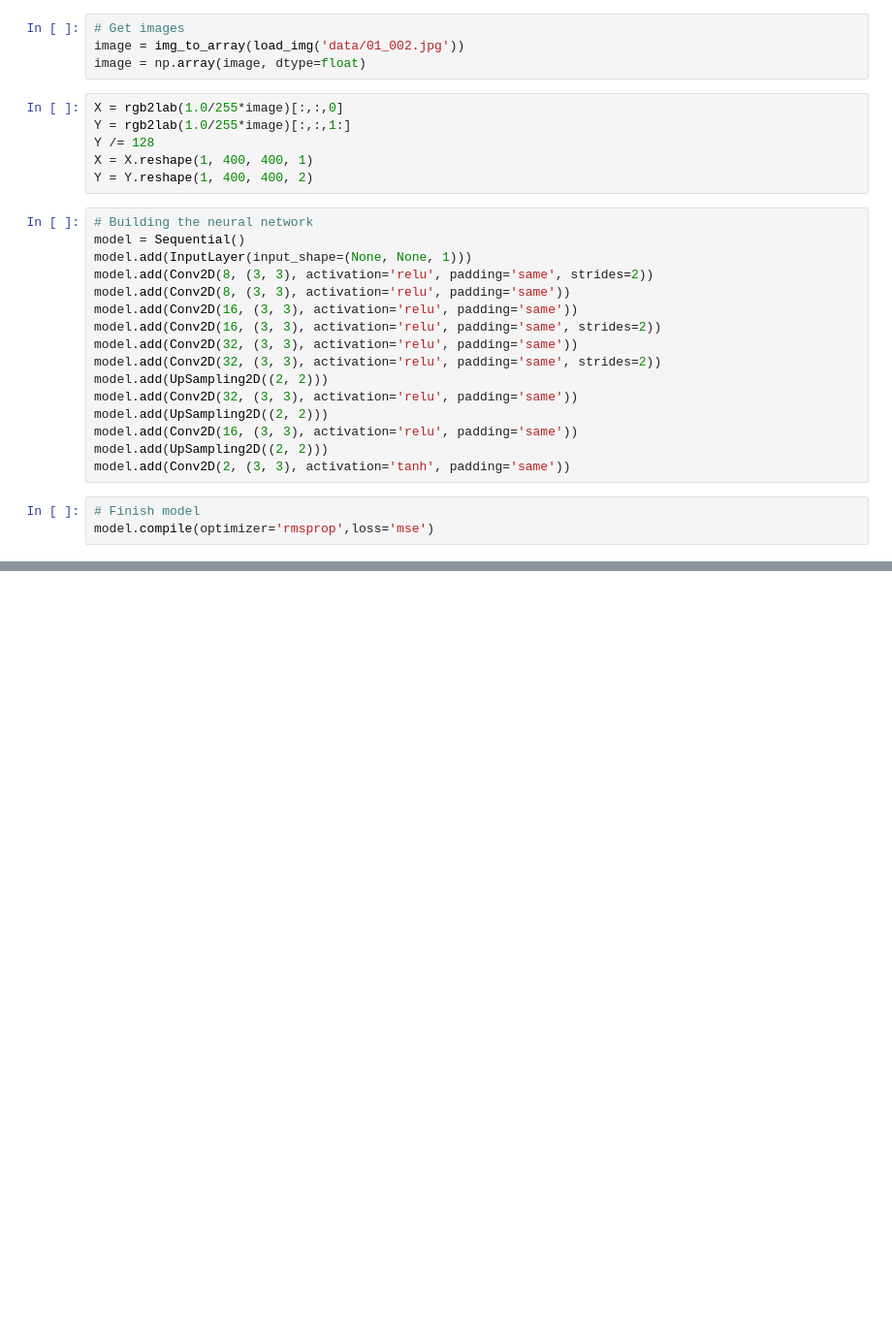
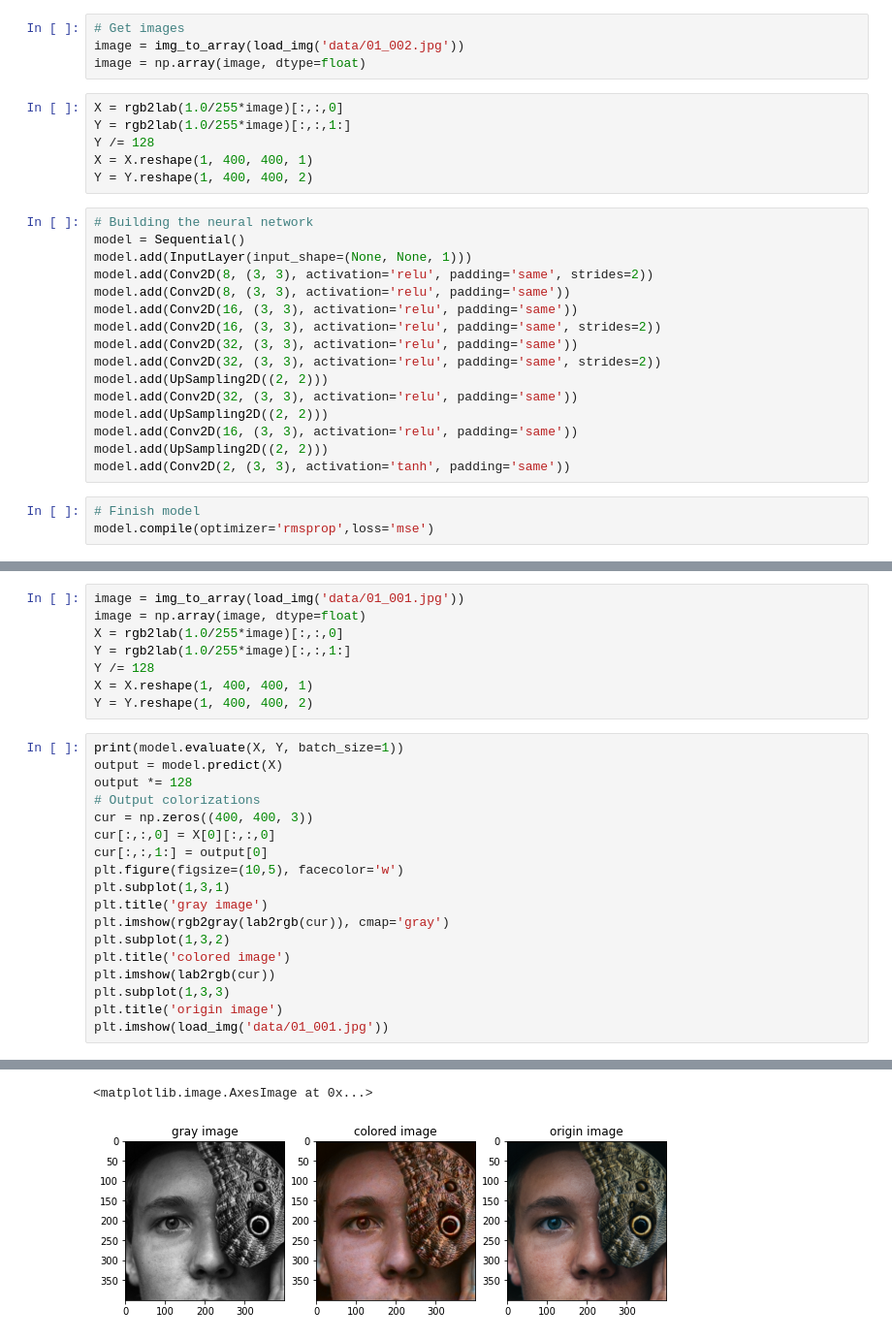
Before and after one commit to JJZHK-AI/AIKnowledgeBase, a Jupyter notebook: 03.深度学习/11.其它好玩儿的/01.给黑白图片上色-alpha.ipynb, the cells around one changed output, grey strips where cells are left out. Shown at 97% size. Cells and saved outputs as stored; diff of their text form; blank space fills up the shorter version.

```diff
--- a/03.深度学习/11.其它好玩儿的/01.给黑白图片上色-alpha.ipynb
+++ b/03.深度学习/11.其它好玩儿的/01.给黑白图片上色-alpha.ipynb
@@ -84,0 +92,27 @@ plt.imshow(lab2rgb(cur))
+# %%
+image = img_to_array(load_img('data/01_001.jpg'))
+image = np.array(image, dtype=float)
+X = rgb2lab(1.0/255*image)[:,:,0]
+Y = rgb2lab(1.0/255*image)[:,:,1:]
+Y /= 128
+X = X.reshape(1, 400, 400, 1)
+Y = Y.reshape(1, 400, 400, 2)
+# %%
+print(model.evaluate(X, Y, batch_size=1))
+output = model.predict(X)
+output *= 128
+# Output colorizations
+cur = np.zeros((400, 400, 3))
+cur[:,:,0] = X[0][:,:,0]
+cur[:,:,1:] = output[0]
+plt.figure(figsize=(10,5), facecolor='w')
+plt.subplot(1,3,1)
+plt.title('gray image')
+plt.imshow(rgb2gray(lab2rgb(cur)), cmap='gray')
+plt.subplot(1,3,2)
+plt.title('colored image')
+plt.imshow(lab2rgb(cur))
+plt.subplot(1,3,3)
+plt.title('origin image')
+plt.imshow(load_img('data/01_001.jpg'))
+# %% [output]
@@ -84,0 +121,2 @@ plt.imshow(lab2rgb(cur))
+<matplotlib.image.AxesImage at 0x...>
+[figure, added]
```
Also changed, not shown: parts of 4 cells of this notebook.
